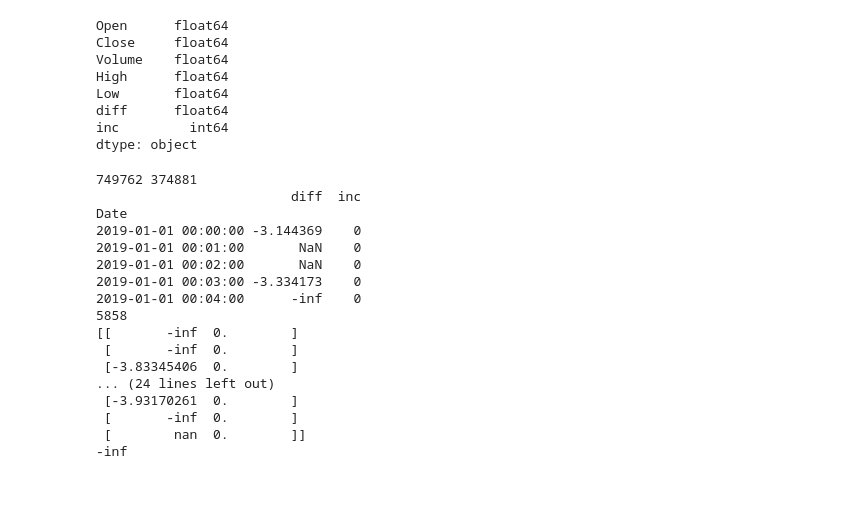
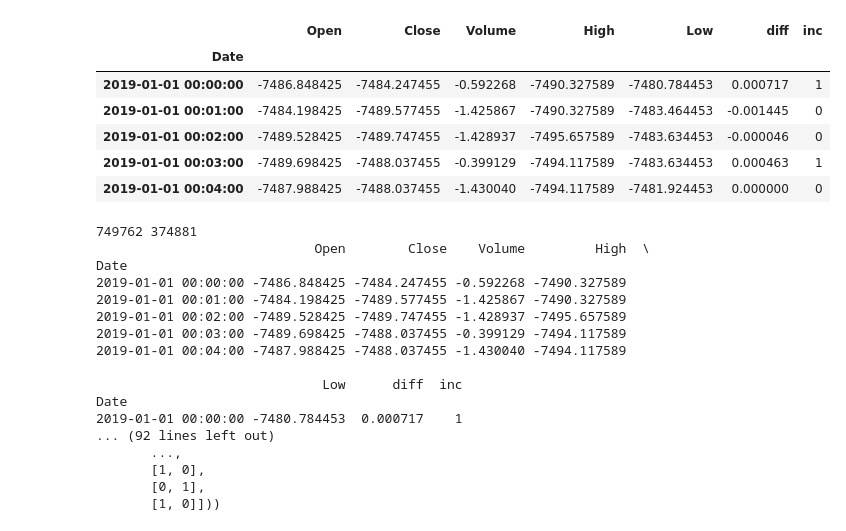
Before and after one commit to ryanmahan/btc-bot, a Jupyter notebook: lstm.ipynb, the cells around one changed output. Saved outputs shown, nothing was run; the diff lists cells and outputs as text; code cells hidden in the pictures; blank space fills up the shorter version.

```diff
--- a/lstm.ipynb
+++ b/lstm.ipynb
@@ -8,25 +8,28 @@ from tensorflow.keras.preprocessing.sequence import TimeseriesGenerator
 # %%
 df = pd.concat((pd.read_csv(f, engine="python") for f in glob.glob(r"gemini_BTCUSD_20[12][90]*.csv")))
 df["Date"] = pd.to_datetime(df["Date"], format="%Y-%m-%d %H:%M:%S")
 df = df.drop(["Symbol", "Unix Timestamp"], axis=1)
 df = df.resample("1T", on="Date").agg({"Open": "first", "Close": "last", "Volume": np.sum, "High": np.max, "Low": np.min})
 
 # df = df.drop("Date", axis=1)
-df["diff"] = np.log10(((df["Close"] - df["Open"])/df["Close"])*100.values)
+df["diff"] = (df["Close"] - df["Open"])/df["Close"]
 df["inc"] = df["diff"].apply(lambda x: 1 if x > 0 else 0)
-df.drop
+df["dec"] = df["diff"].apply(lambda x: 0 if x > 0 else 1)
+# df["Close"] = df["Close"] - np.mean(df["Close"])
+# df["Open"] = df["Open"] - np.mean(df["Open"])
+# df["Volume"] = df["Volume"] - np.mean(df["Volume"])
+# df["Low"] = df["Low"] - np.mean(df["Low"])
+# df["High"] = df["High"] - np.mean(df["High"])
+df.dropna()
 df.head()
-df.dropna()
-df.dtypes
 # %% [output]
-Open      float64
-Close     float64
-Volume    float64
-High      float64
-Low       float64
-diff      float64
-inc         int64
-dtype: object
+|  | Open | Close | Volume | High | Low | diff | inc |
+| Date |  |  |  |  |  |  |  |
+| 2019-01-01 00:00:00 | -7486.848425 | -7484.247455 | -0.592268 | -7490.327589 | -7480.784453 | 0.000717 | 1 |
+| 2019-01-01 00:01:00 | -7484.198425 | -7489.577455 | -1.425867 | -7490.327589 | -7483.464453 | -0.001445 | 0 |
+| 2019-01-01 00:02:00 | -7489.528425 | -7489.747455 | -1.428937 | -7495.657589 | -7483.634453 | -0.000046 | 0 |
+| 2019-01-01 00:03:00 | -7489.698425 | -7488.037455 | -0.399129 | -7494.117589 | -7483.634453 | 0.000463 | 1 |
+| 2019-01-01 00:04:00 | -7487.988425 | -7488.037455 | -1.430040 | -7494.117589 | -7481.924453 | 0.000000 | 0 |
 # %%
 def split_dataset(dataset, split=2/3):
     train_size = int(len(dataset) * split)
@@ -36,34 +39,34 @@ def split_dataset(dataset, split=2/3):
     test = dataset[train_size:]
     return train, test
 # %%
-df = df.drop(["Volume", "Low", "High", "Open", "Close"], axis=1)
+
 train, test = split_dataset(df);
 print(train.head())
-y = train["diff"]
+
+y = train["inc"].apply(lambda x: [0, 1] if x == 1 else [1, 0])
 len(train)
-train_generator = TimeseriesGenerator(train.to_numpy(), train["diff"], length=30, batch_size=128)
-test_generator = TimeseriesGenerator(test.to_numpy(), test["diff"], length=30, batch_size=128)
+train_generator = TimeseriesGenerator(train.to_numpy(), train["inc"].apply(lambda x: [0, 1] if x == 1 else [1, 0]), length=360, batch_size=512)
+test_generator = TimeseriesGenerator(test.to_numpy(), test["inc"].apply(lambda x: [0, 1] if x == 1 else [1, 0]), length=360, batch_size=512)
 print(len(train_generator))
-print(train_generator[1][0][0])
-print(train_generator[1][1][0])
+print(train_generator[1])
 # %% [output]
 749762 374881
-                         diff  inc
+                            Open        Close    Volume         High  \
 Date
-2019-01-01 00:00:00 -3.144369    0
-2019-01-01 00:01:00       NaN    0
-2019-01-01 00:02:00       NaN    0
-2019-01-01 00:03:00 -3.334173    0
-2019-01-01 00:04:00      -inf    0
-5858
-[[       -inf  0.        ]
- [       -inf  0.        ]
- [-3.83345406  0.        ]
-... (24 lines left out)
- [-3.93170261  0.        ]
- [       -inf  0.        ]
- [        nan  0.        ]]
--inf
+2019-01-01 00:00:00 -7486.848425 -7484.247455 -0.592268 -7490.327589
+2019-01-01 00:01:00 -7484.198425 -7489.577455 -1.425867 -7490.327589
+2019-01-01 00:02:00 -7489.528425 -7489.747455 -1.428937 -7495.657589
+2019-01-01 00:03:00 -7489.698425 -7488.037455 -0.399129 -7494.117589
+2019-01-01 00:04:00 -7487.988425 -7488.037455 -1.430040 -7494.117589
+
+                             Low      diff  inc
+Date
+2019-01-01 00:00:00 -7480.784453  0.000717    1
+... (92 lines left out)
+       ...,
+       [1, 0],
+       [0, 1],
+       [1, 0]]))
 # %%
 from tensorflow.keras import models
 from tensorflow.keras.layers import Input, Dense, Bidirectional, LSTM, BatchNormalization, Dropout
```
Also changed, not shown: parts of 2 cells of this notebook.
